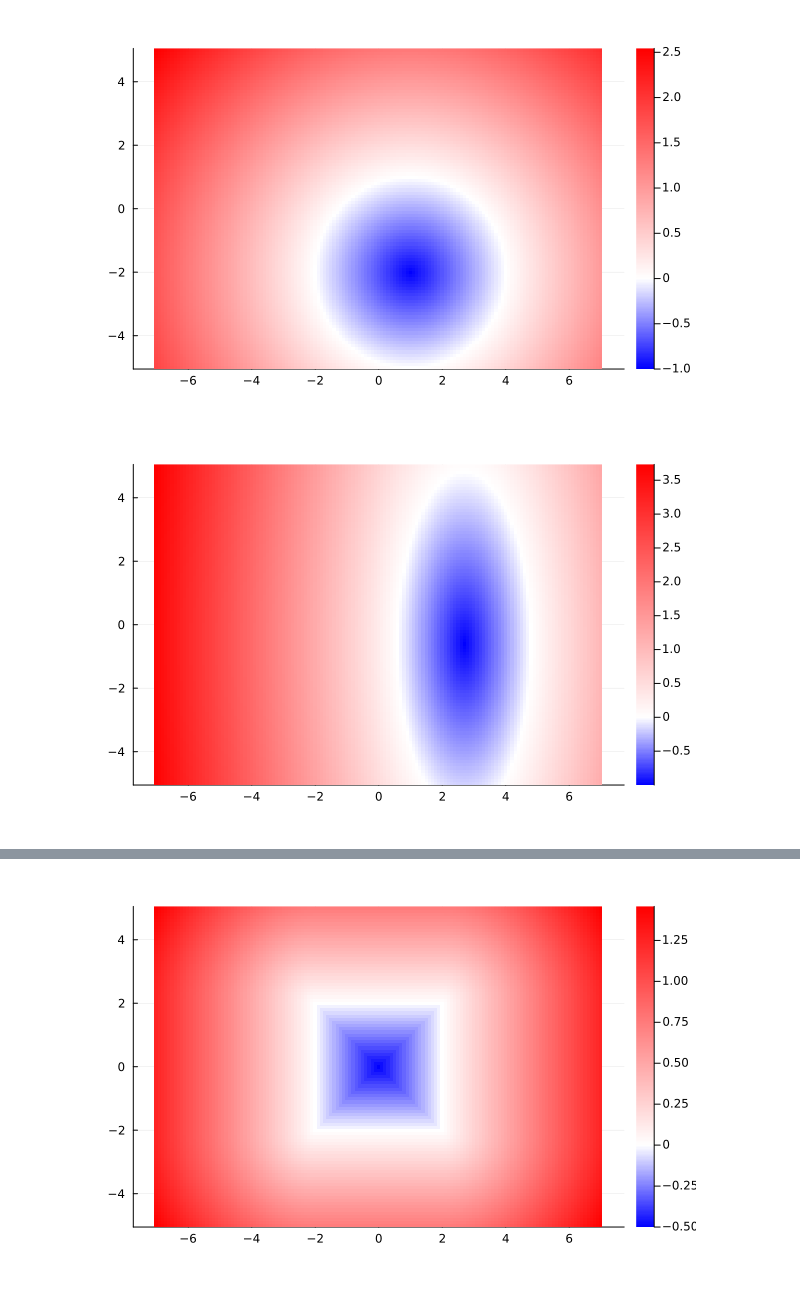
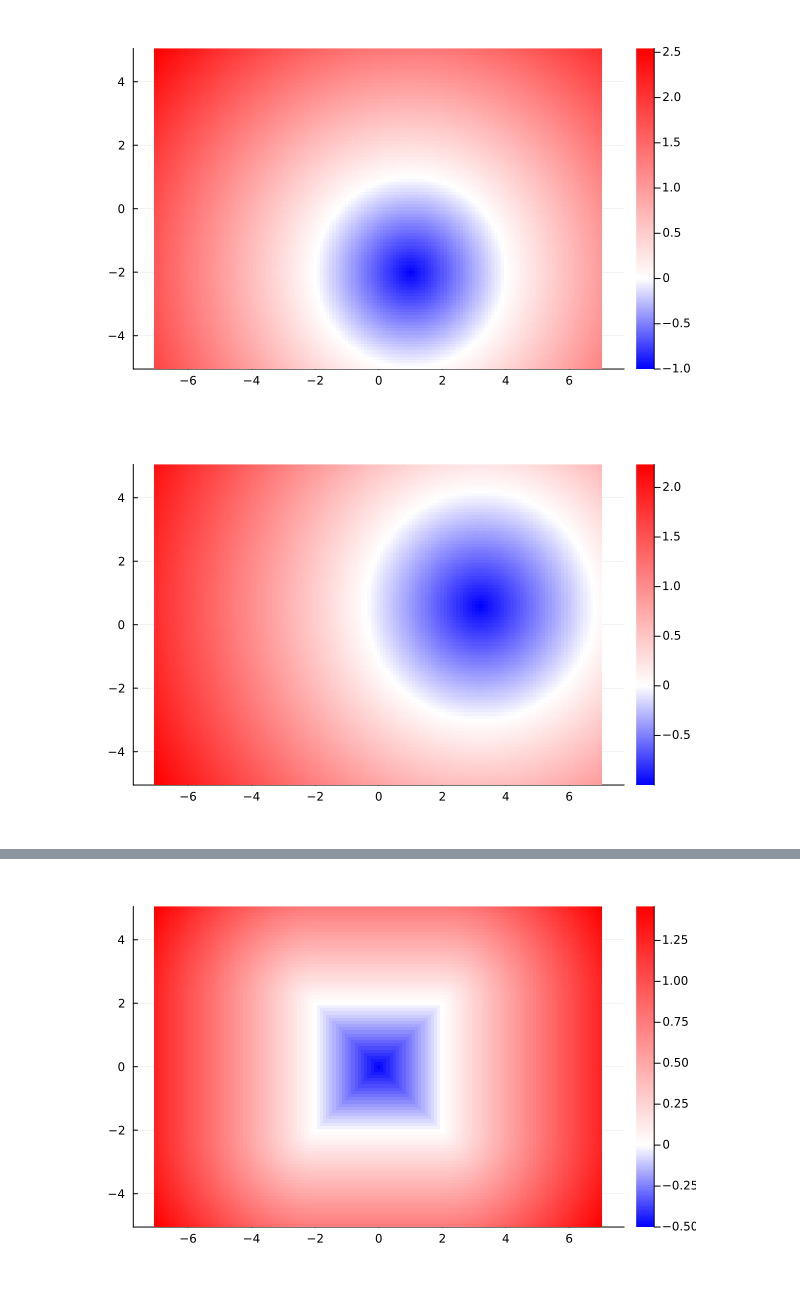
Before and after one commit to tpgillam/SignedDistanceFunctions.jl, a Jupyter notebook: examples/examples.ipynb, the cells around one changed output, grey strips where cells are left out. Cells and saved outputs as stored; diff of their text form; code cells hidden in the pictures.

```diff
--- a/examples/examples.ipynb
+++ b/examples/examples.ipynb
@@ -15,7 +17,7 @@ function plot_sdf(g::Geometry{2})
     ys = -5.0:0.1:5.0
 
     # NOTE That this is indexed as (y, x).
-    data = Matrix{Float64}(undef, (length(ys), length(xs)))
+    data = Matrix{Union{Float64,Missing}}(undef, (length(ys), length(xs)))
 
     @inbounds for (j, x) in enumerate(xs)
         for (i, y) in enumerate(ys)
@@ -25,17 +27,16 @@ function plot_sdf(g::Geometry{2})
 
     # Compute colour gradient changeover point.
     # This is trying to make "0" always align with white in our scale.
-    minv, maxv = extrema(data)
-    changeover_point = if minv >= 0
-        # A very small number; it has to be greater than 0 for `cgrad` to work.
-        changeover_point = 1e-5
+    minv, maxv = extrema(filter(!ismissing, data))
+    colour_gradient = if minv >= 0
+        cgrad([:white, :red], [0, 1])
     elseif maxv <= 0
         # Zero isn't bounded by our data range, at which point we give up.
-        0.5
+        cgrad([:blue, :white], [0, 1])
     else
-        - minv / (maxv - minv)
+        changeover_point = - minv / (maxv - minv)
+        cgrad([:blue, :white, :red], [0, changeover_point, 1])
     end
-    colour_gradient = cgrad([:blue, :white, :red], [0, changeover_point, 1])
 
     return heatmap(xs, ys, data; aspect_ratio=:equal, color=colour_gradient)
 end
@@ -47,10 +48,10 @@ plot_sdf(g)
 # %% [output]
 [figure]
 # %%
-g2 = shift(scale(g, (0.7, 1.8)), (2.0, 3.0))
+g2 = shift(scale(g, 1.2), (2.0, 3.0))
 plot_sdf(g2)
 # %% [output]
-[figure, old version]
+[figure, new version]
 # %%
 g3 = union(g, g2)
 plot_sdf(g3)
```
Also changed, not shown: parts of 2 cells of this notebook, 1 other file.
